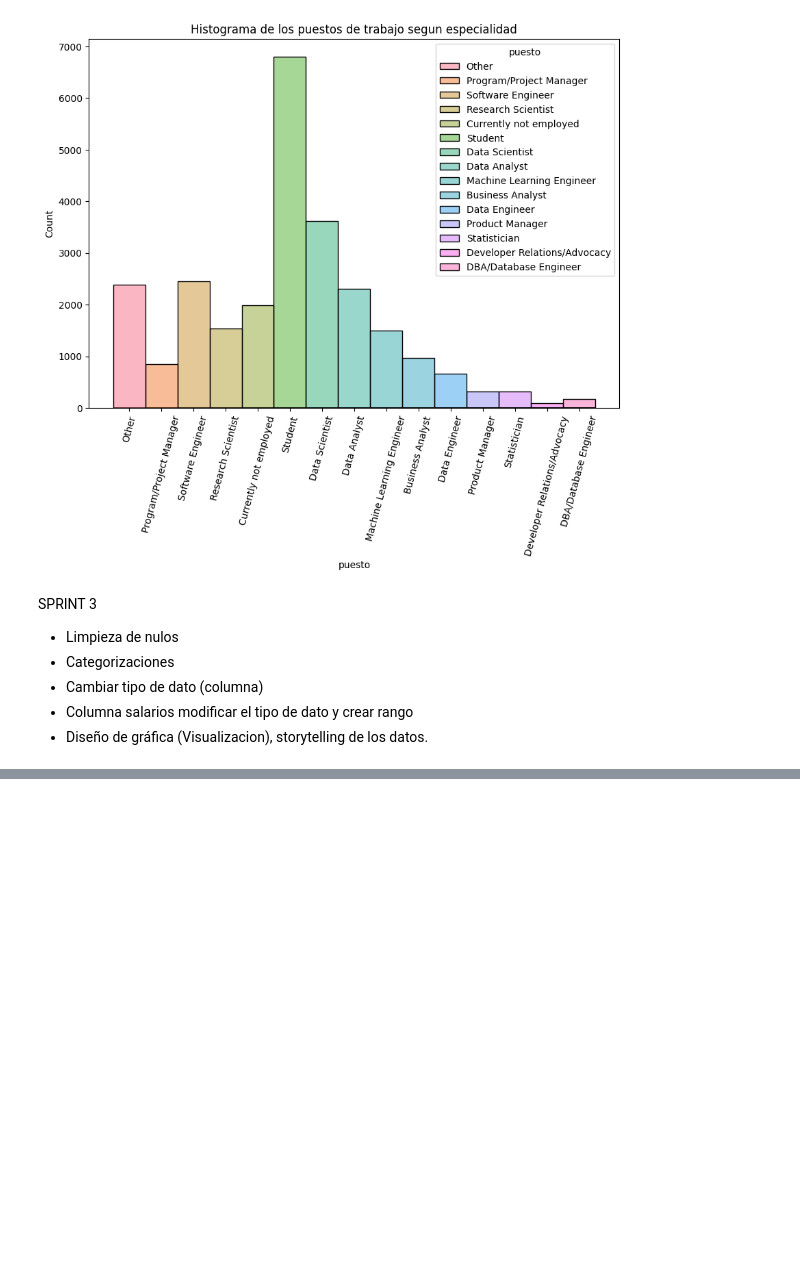
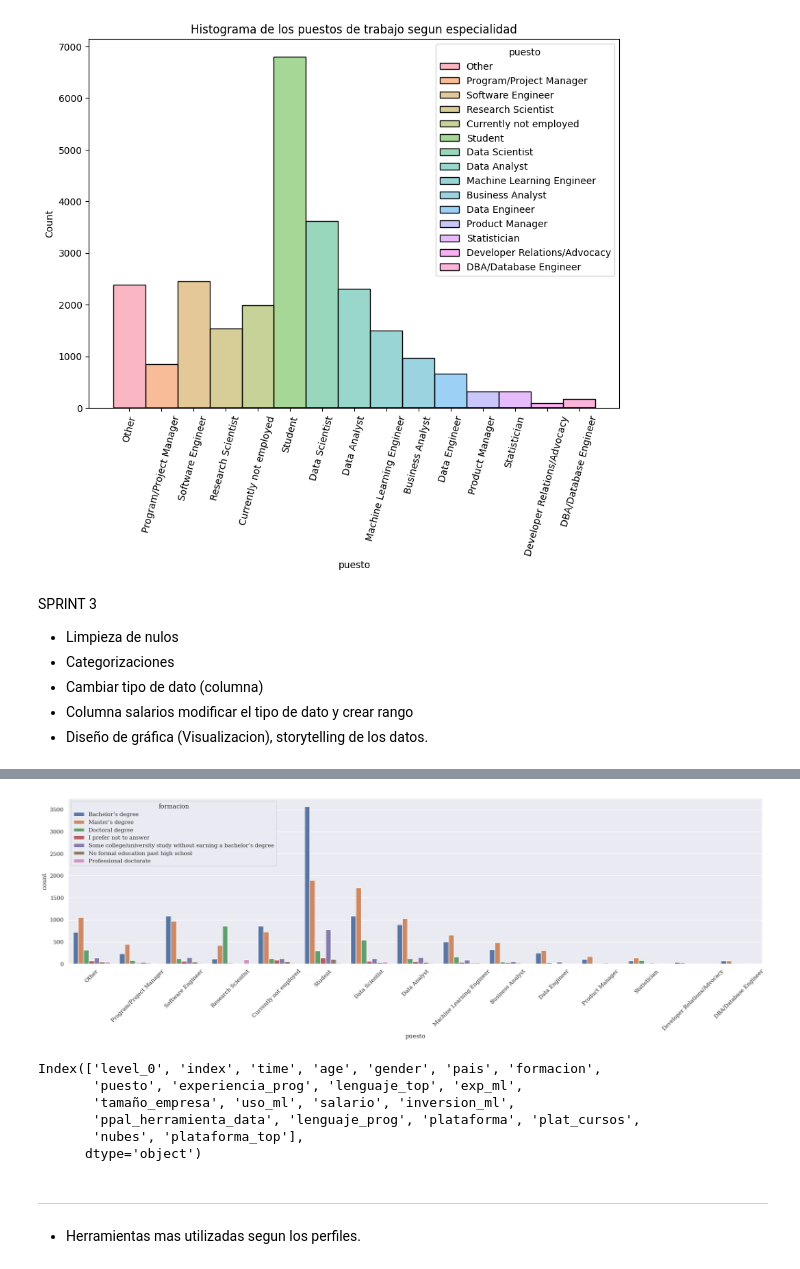
Before and after one commit to Adalab/project-DA-promo-c-modulo-2-team-5, a Jupyter notebook: sprint2_EDA.ipynb, the cells around one changed output, grey strips where cells are left out. Saved outputs shown, nothing was run; the diff lists cells and outputs as text; code cells hidden in the pictures; blank space fills up the shorter version.

Commit message:
Analisis de columnas

```diff
--- a/sprint2_EDA.ipynb
+++ b/sprint2_EDA.ipynb
@@ -156,0 +298,25 @@ SPRINT 3
+# %%
+plt.figure( figsize=(25,6))
+
+#for ax in fig.axes:
+ #x.tick_params(labelrotation=45)
+
+#for i in range(len(categoricas.columns)):
+fig = sns.countplot(x = 'puesto', data = df, hue= 'formacion')
+
+plt.xticks(rotation = 45)
+plt.show();
+# %% [output]
+[figure, added]
+# %%
+df.columns
+# %% [output]
+Index(['level_0', 'index', 'time', 'age', 'gender', 'pais', 'formacion',
+       'puesto', 'experiencia_prog', 'lenguaje_top', 'exp_ml',
+       'tamaño_empresa', 'uso_ml', 'salario', 'inversion_ml',
+       'ppal_herramienta_data', 'lenguaje_prog', 'plataforma', 'plat_cursos',
+       'nubes', 'plataforma_top'],
+      dtype='object')
+# %% [markdown]
+---
+- Herramientas mas utilizadas segun los perfiles.
```
Also changed, not shown: parts of 22 cells of this notebook.
